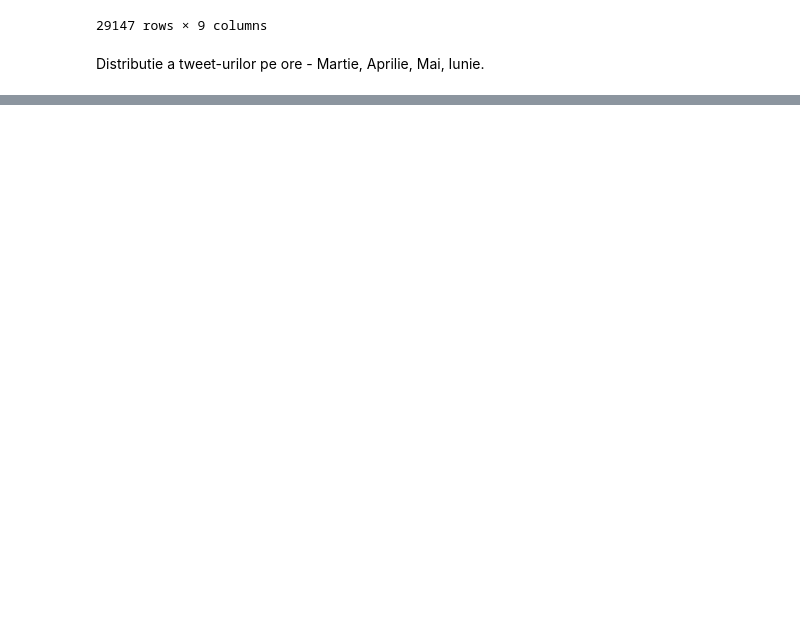
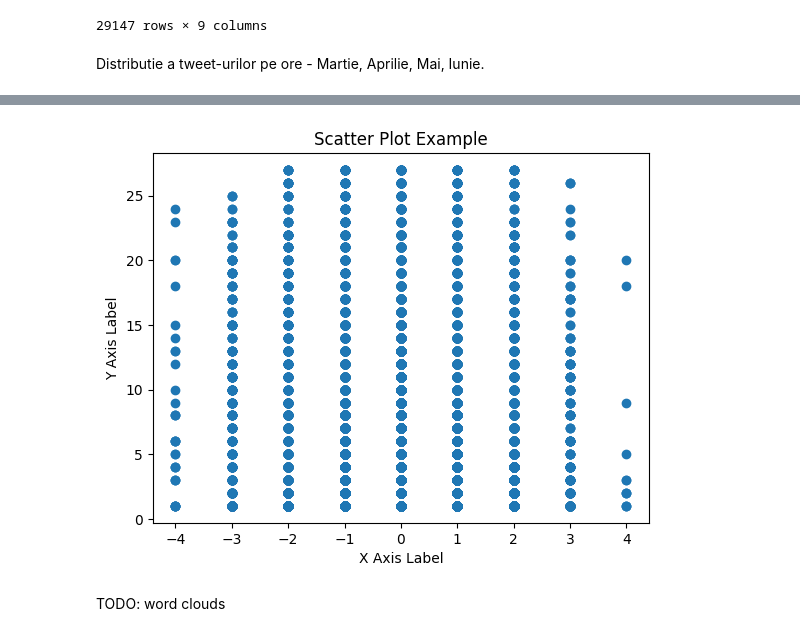
Before and after one commit to CristinaPetrachee/SentimentAnalysis-WFH, a Jupyter notebook: proiect.ipynb, the cells around one changed output, grey strips where cells are left out. Cells and saved outputs as stored; diff of their text form; code cells hidden in the pictures; blank space fills up the shorter version.

Commit message:
Graphs for Sentiment analysis

```diff
--- a/proiect.ipynb
+++ b/proiect.ipynb
@@ -450,0 +531,30 @@ plot_time_distribution_event(new_dataset, 3)
+# %%
+df_filtered = new_dataset[new_dataset['Tweet_Number_of_Likes'] != 0]
+# %%
+df_filtered = df_filtered[df_filtered['Tweet_Number_of_Likes'].isin(remove_outliers(df_filtered['Tweet_Number_of_Likes'].to_list()))]
+# %%
+x_labels = df_filtered['Scale_Sentiment'].to_list()
+# %%
+y_labels = df_filtered['Tweet_Number_of_Likes'].to_list()
+# %%
+import matplotlib.ticker as mtick
+
+# Create scatter plot
+plt.scatter(x_labels, y_labels)
+
+# set y-axis label format to integers
+fmt = '%.0f'
+yticks = mtick.FormatStrFormatter(fmt)
+plt.gca().yaxis.set_major_formatter(yticks)
+
+# Set plot title and axis labels
+plt.title('Scatter Plot Example')
+plt.xlabel('X Axis Label')
+plt.ylabel('Y Axis Label')
+
+# Show the plot
+plt.show()
+# %% [output]
+[figure, added]
+# %% [markdown]
+TODO: word clouds
```
Also changed, not shown: parts of 23 cells of this notebook, 1 other file.
